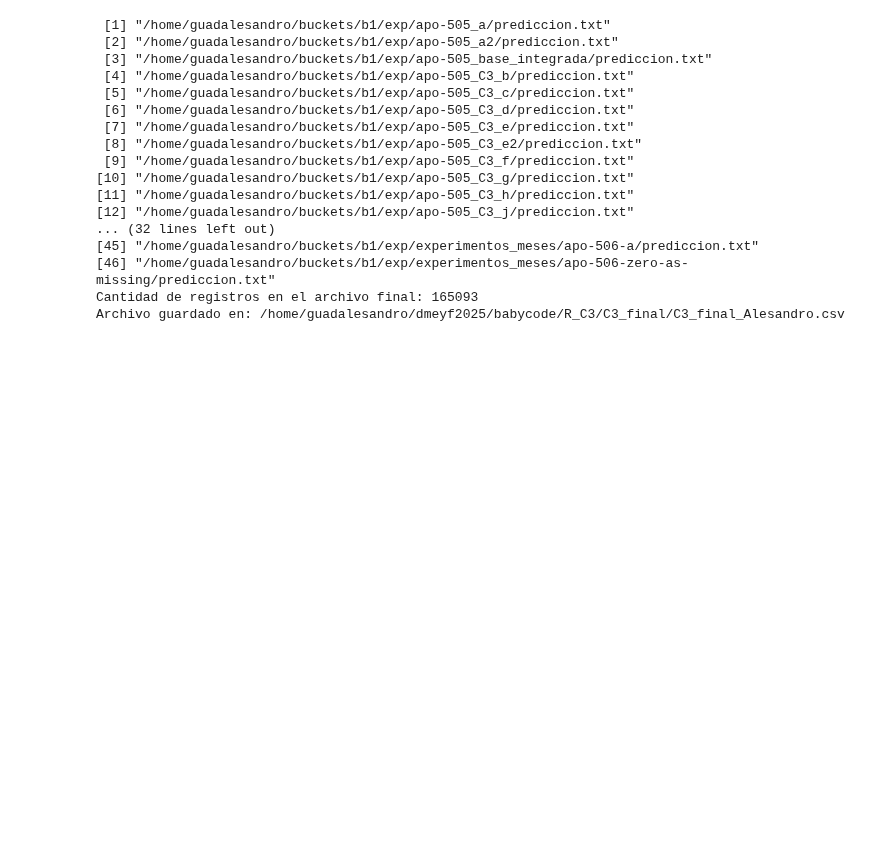
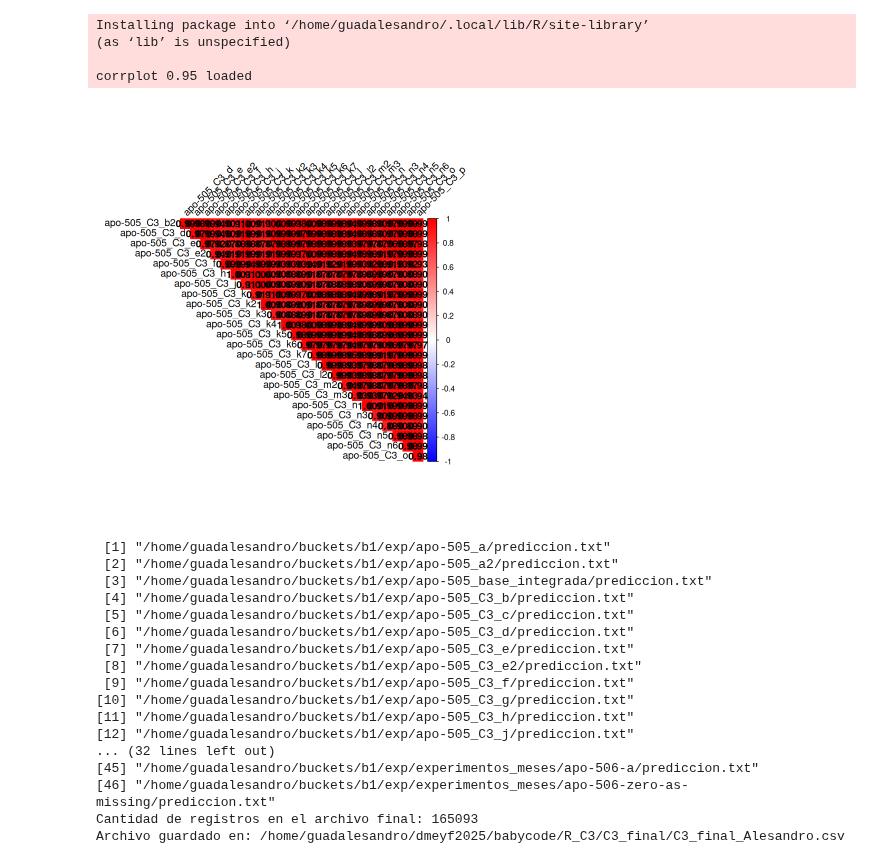
Before and after one commit to Guadito/dmeyf2025, a Jupyter notebook: babycode/R_C3/Archivo ensemble.ipynb, the cells around one changed output. Saved outputs shown, nothing was run; the diff lists cells and outputs as text; code cells hidden in the pictures; blank space fills up the shorter version.

```diff
--- a/babycode/R_C3/Archivo ensemble.ipynb
+++ b/babycode/R_C3/Archivo ensemble.ipynb
@@ -282,3 +342,36 @@ A data.table: 21 × 9
+# %%
+install.packages("corrplot")
+library(corrplot)
+# %% [output]
+Installing package into ‘/home/guadalesandro/.local/lib/R/site-library’
+(as ‘lib’ is unspecified)
+
+corrplot 0.95 loaded
+# %%
+# Paso 1: Convertir de formato largo a ancho
+pred_wide <- dcast(
+  pred_all,
+  numero_de_cliente ~ modelo,
+  value.var = "prob"
+)
+
+# Paso 2: Calcular la matriz de correlación
+prob_matrix <- as.matrix(pred_wide[, -c("numero_de_cliente")])
+cor_matrix <- cor(prob_matrix, use = "pairwise.complete.obs")
+# %%
+# Visualizar la matriz como un mapa de calor
+corrplot(
+  cor_matrix,
+  method = "color",       # Usa color para representar la correlación
+  type = "upper",         # Muestra solo la parte superior (es simétrica)
+  diag = FALSE,           # No muestra la correlación de un modelo consigo mismo (es siempre 1)
+  addCoef.col = "black",  # Agrega el valor numérico de la correlación
+  tl.col = "black",       # Color de las etiquetas (nombres de los modelos)
+  tl.srt = 45,            # Gira las etiquetas para mejor legibilidad
+  col = colorRampPalette(c("blue", "white", "red"))(200) # Usa una paleta de colores para mejor contraste
+)
+# %% [output]
+[figure, added]
 # %%
 ## predicción final ensamble
 # %%
```
Also changed, not shown: parts of 7 cells of this notebook.
